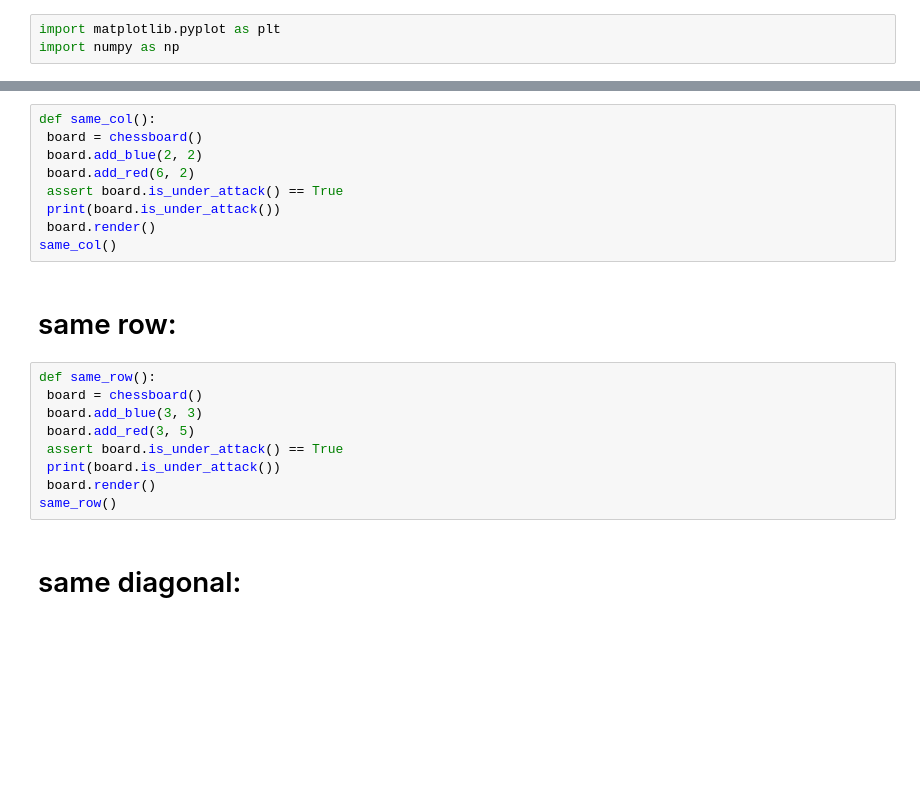
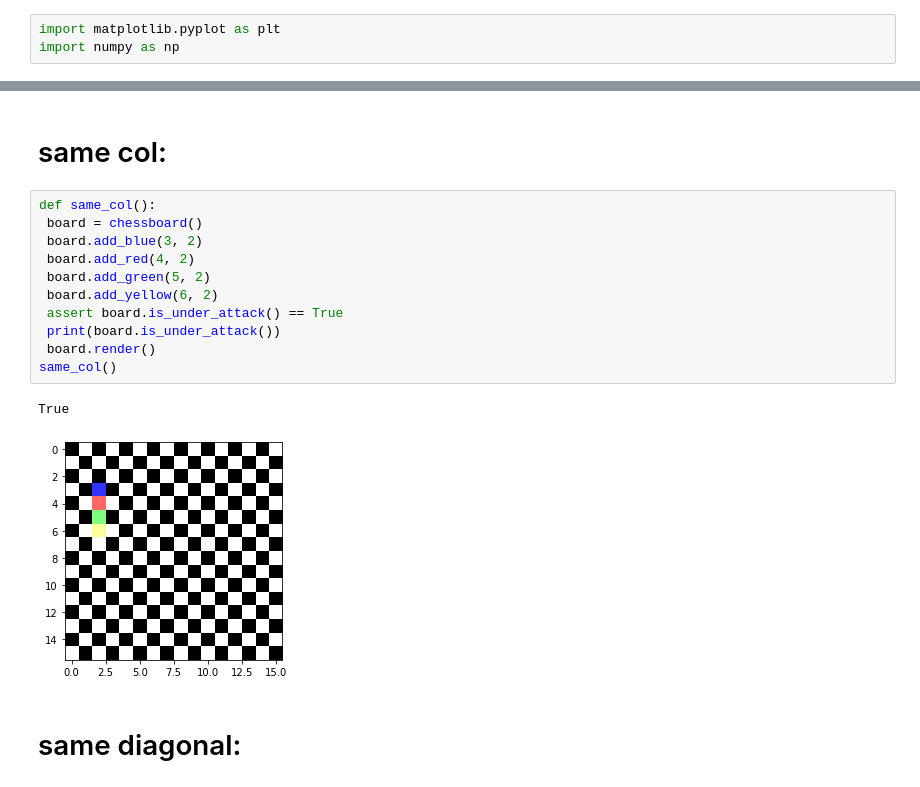
Before and after one commit to Talafhamohammad-cloud/chess-board, a Jupyter notebook: chess_board.ipynb, the cells around one changed output, grey strips where cells are left out. Drawn from its saved outputs; the diff is of its cells as text; blank space fills up the shorter version.

```diff
--- a/chess_board.ipynb
+++ b/chess_board.ipynb
@@ -36,23 +57,19 @@ class chessboard:
+# %% [markdown]
+# same col:
 # %%
 def same_col():
  board = chessboard()
- board.add_blue(2, 2)
- board.add_red(6, 2)
+ board.add_blue(3, 2)
+ board.add_red(4, 2)
+ board.add_green(5, 2)
+ board.add_yellow(6, 2)
  assert board.is_under_attack() == True
  print(board.is_under_attack())
  board.render()
 same_col()
+# %% [output]
+True
+[figure, added]
-# %% [markdown]
-# same row:
-# %%
-def same_row():
- board = chessboard()
- board.add_blue(3, 3)
- board.add_red(3, 5)
- assert board.is_under_attack() == True
- print(board.is_under_attack())
- board.render()
-same_row()
 # %% [markdown]
 # same diagonal:
 # %%
```
Also changed, not shown: parts of 8 cells of this notebook.
